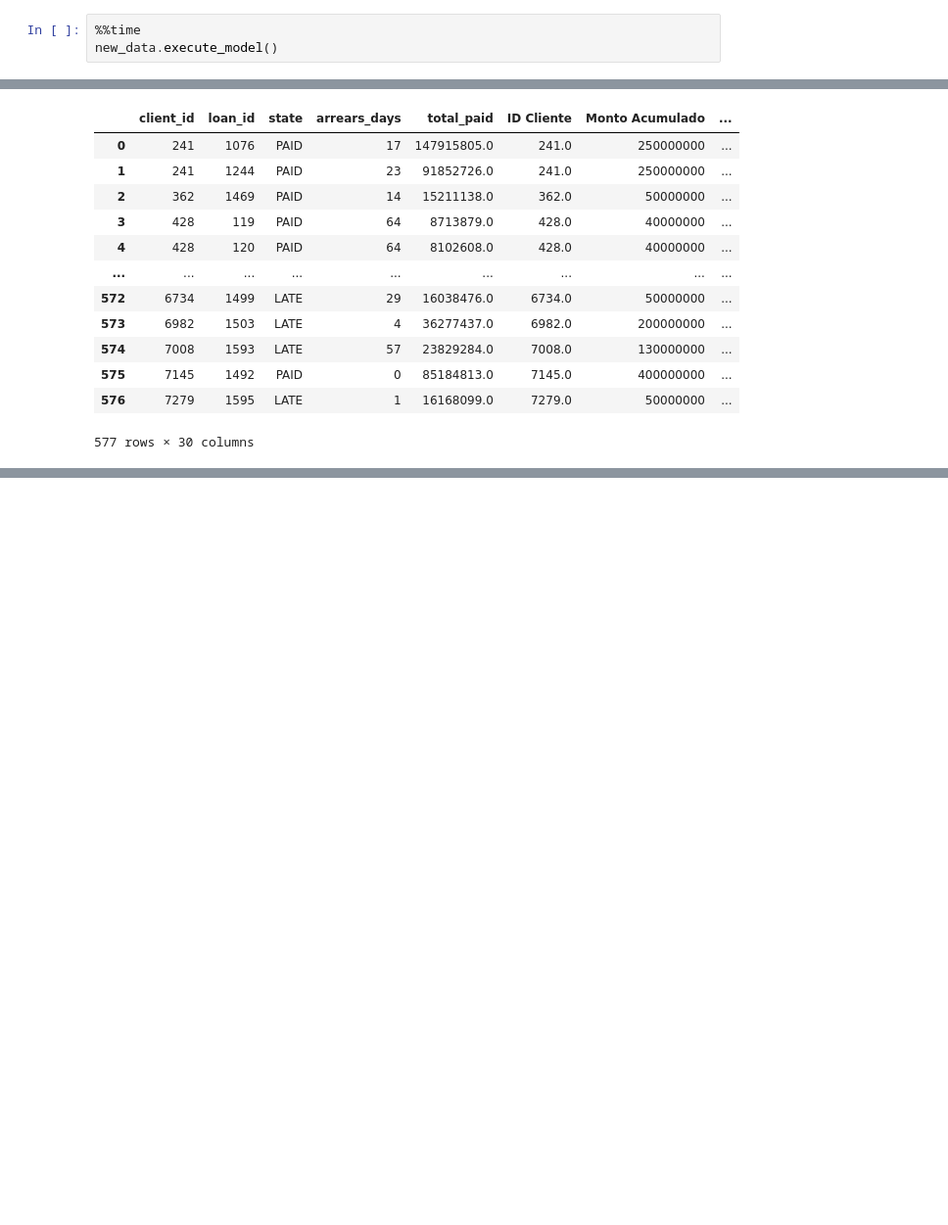
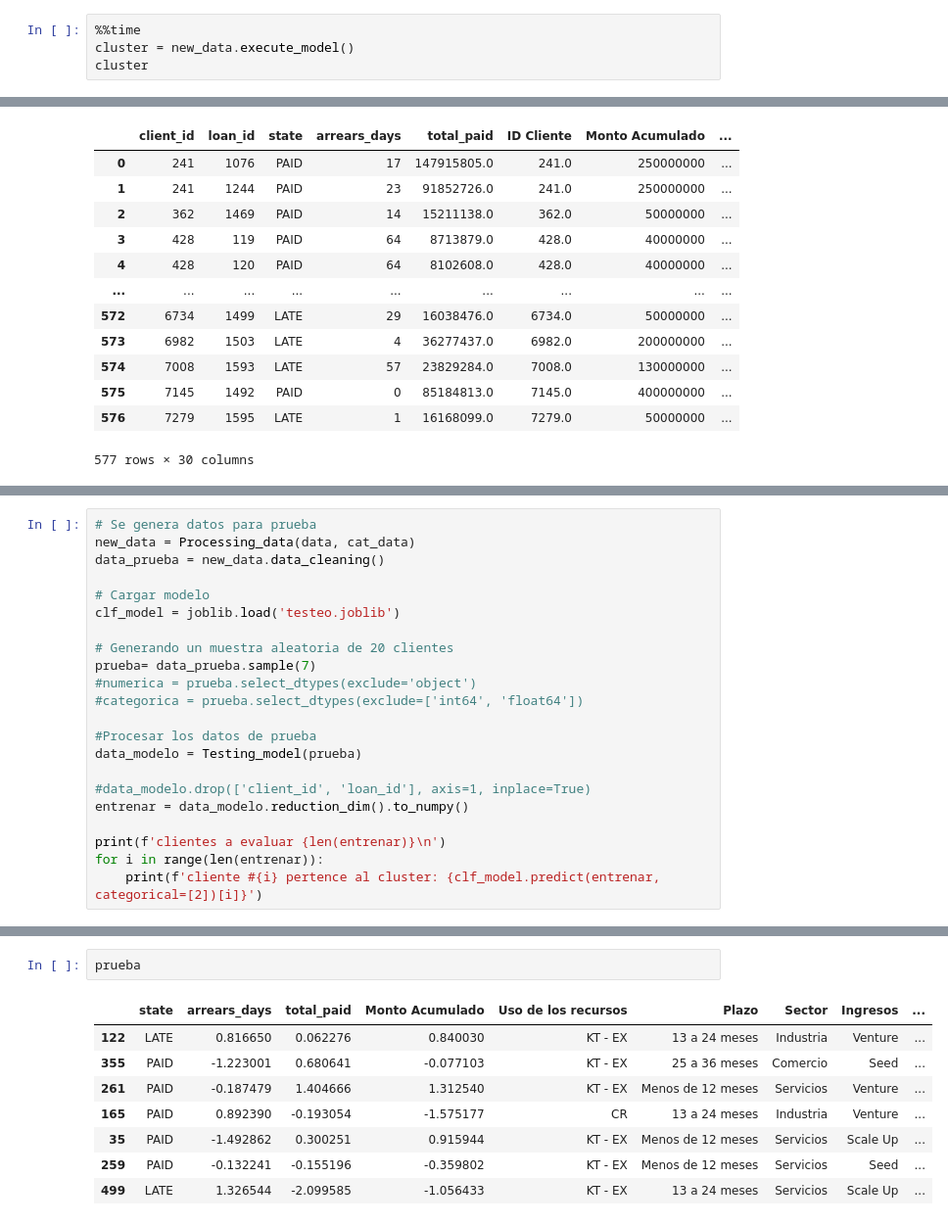
Before and after one commit to cbarros7/capstone_project_holberton, a Jupyter notebook: class_algorithm.ipynb, the cells around one changed output, grey strips where cells are left out. Shown at 98% size. Saved outputs shown, nothing was run; the diff lists cells and outputs as text; blank space fills up the shorter version.

```diff
--- a/class_algorithm.ipynb
+++ b/class_algorithm.ipynb
@@ -438,6 +466,7 @@ new_data = Processing_data(data, cat_data, cleaning=True)
 # %%
 %%time
-new_data.execute_model()
+cluster = new_data.execute_model()
+cluster
 # %% [output]
 overflow encountered in power
 overflow encountered in multiply
@@ -1050,0 +1196,22 @@ class Testing_model(Processing_data):
+# %%
+# Se genera datos para prueba
+new_data = Processing_data(data, cat_data)
+data_prueba = new_data.data_cleaning()
+
+# Cargar modelo
+clf_model = joblib.load('testeo.joblib')
+
+# Generando un muestra aleatoria de 20 clientes
+prueba= data_prueba.sample(7)
+#numerica = prueba.select_dtypes(exclude='object')
+#categorica = prueba.select_dtypes(exclude=['int64', 'float64'])
+
+#Procesar los datos de prueba
+data_modelo = Testing_model(prueba)
+
+#data_modelo.drop(['client_id', 'loan_id'], axis=1, inplace=True)
+entrenar = data_modelo.reduction_dim().to_numpy()
+
+print(f'clientes a evaluar {len(entrenar)}\n')
+for i in range(len(entrenar)):
+    print(f'cliente #{i} pertence al cluster: {clf_model.predict(entrenar, categorical=[2])[i]}')
@@ -1050,0 +1238,11 @@ class Testing_model(Processing_data):
+# %%
+prueba
+# %% [output]
+|  | state | arrears_days | total_paid | Monto Acumulado | Uso de los recursos | Plazo | Sector | Ingresos | ... |
+| 122 | LATE | 0.816650 | 0.062276 | 0.840030 | KT - EX | 13 a 24 meses | Industria | Venture | ... |
+| 355 | PAID | -1.223001 | 0.680641 | -0.077103 | KT - EX | 25 a 36 meses | Comercio | Seed | ... |
+| 261 | PAID | -0.187479 | 1.404666 | 1.312540 | KT - EX | Menos de 12 meses | Servicios | Venture | ... |
+| 165 | PAID | 0.892390 | -0.193054 | -1.575177 | CR | 13 a 24 meses | Industria | Venture | ... |
+| 35 | PAID | -1.492862 | 0.300251 | 0.915944 | KT - EX | Menos de 12 meses | Servicios | Scale Up | ... |
+| 259 | PAID | -0.132241 | -0.155196 | -0.359802 | KT - EX | Menos de 12 meses | Servicios | Seed | ... |
+| 499 | LATE | 1.326544 | -2.099585 | -1.056433 | KT - EX | 13 a 24 meses | Servicios | Scale Up | ... |
```
Also changed, not shown: parts of 20 cells of this notebook, 1 other file.
